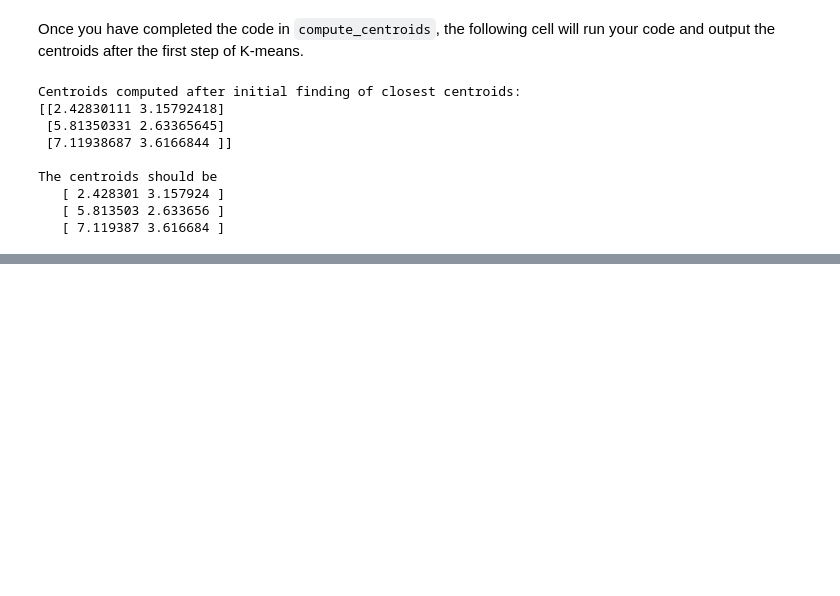
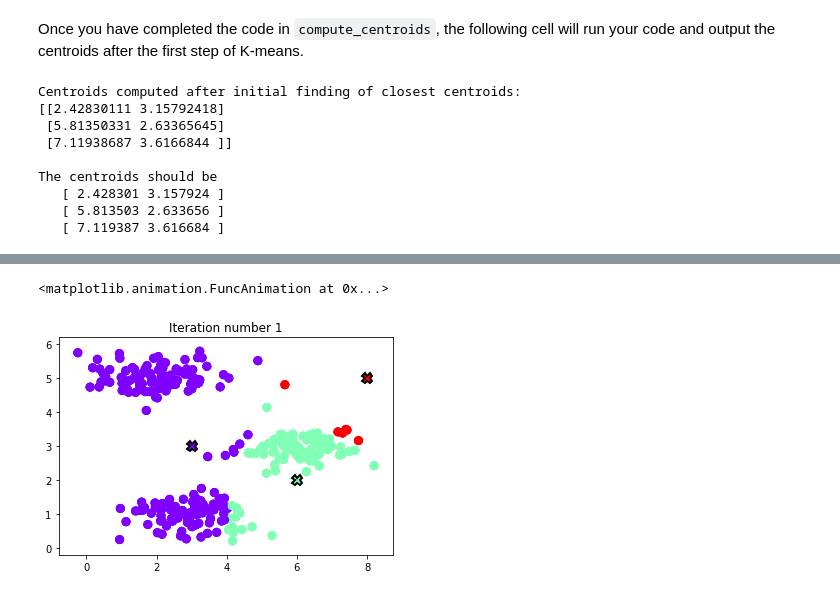
Before and after one commit to SoroushGhaderi/Machine_Learning_Andrew_Ng_exercises_with_Python, a Jupyter notebook: K-means and PCA/K-means and PCA.ipynb, the cells around one changed output, grey strips where cells are left out. Saved outputs shown, nothing was run; the diff lists cells and outputs as text; code cells hidden in the pictures; blank space fills up the shorter version.

Commit message:
complete kmeans

```diff
--- a/K-means and PCA/K-means and PCA.ipynb
+++ b/K-means and PCA/K-means and PCA.ipynb
@@ -234,0 +358,22 @@ plt.show()
+# %%
+# Load an example dataset
+data = loadmat("Data/ex7data2.mat")
+
+# Settings for running K-Means
+K = 3
+max_iters = 10
+
+# For consistency, here we set centroids to specific values
+# but in practice you want to generate them automatically, such as by
+# settings them to be random examples (as can be seen in
+# kMeansInitCentroids).
+initial_centroids = np.array([[3, 3], [6, 2], [8, 5]])
+
+
+# Run K-Means algorithm. The 'true' at the end tells our function to plot
+# the progress of K-Means
+centroids, idx, anim = run_kmeans(X, initial_centroids, find_closest_centroids, compute_centroids, max_iters, True)
+anim
+# %% [output]
+<matplotlib.animation.FuncAnimation at 0x...>
+[figure, added]
```
Also changed, not shown: parts of 9 cells of this notebook.
